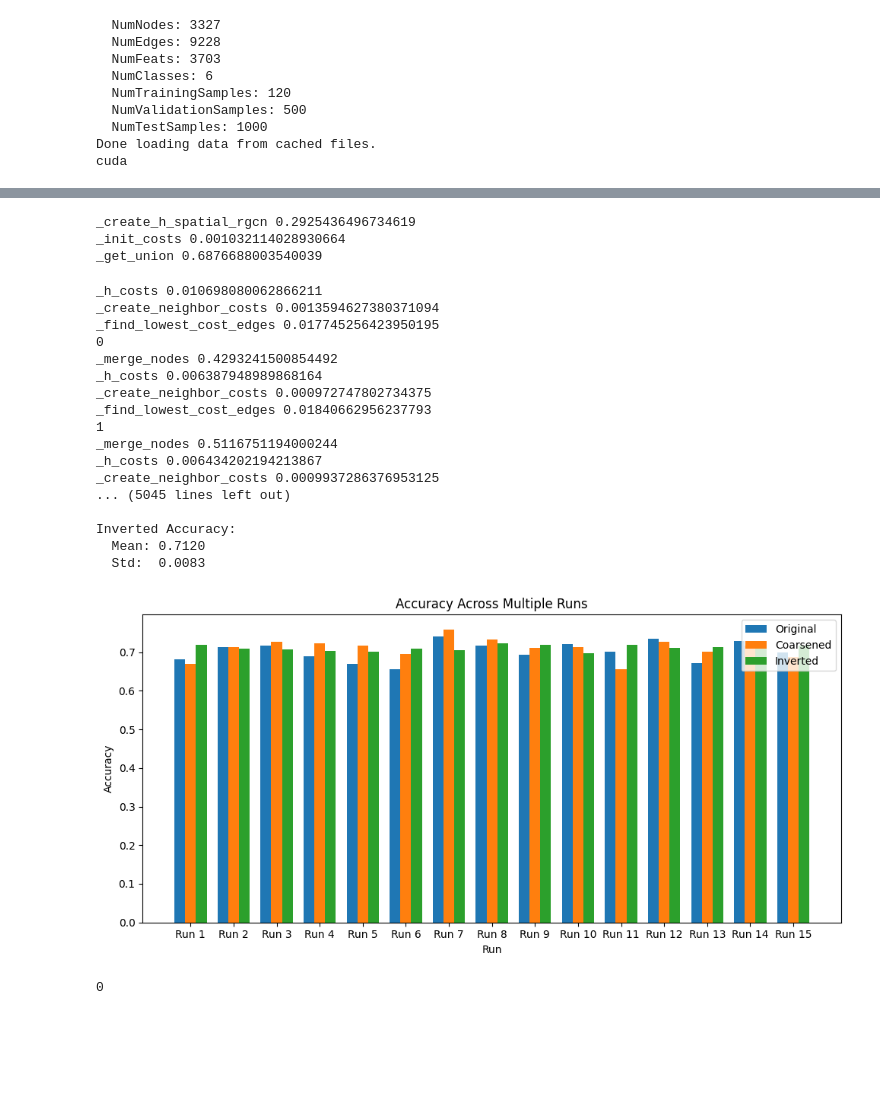
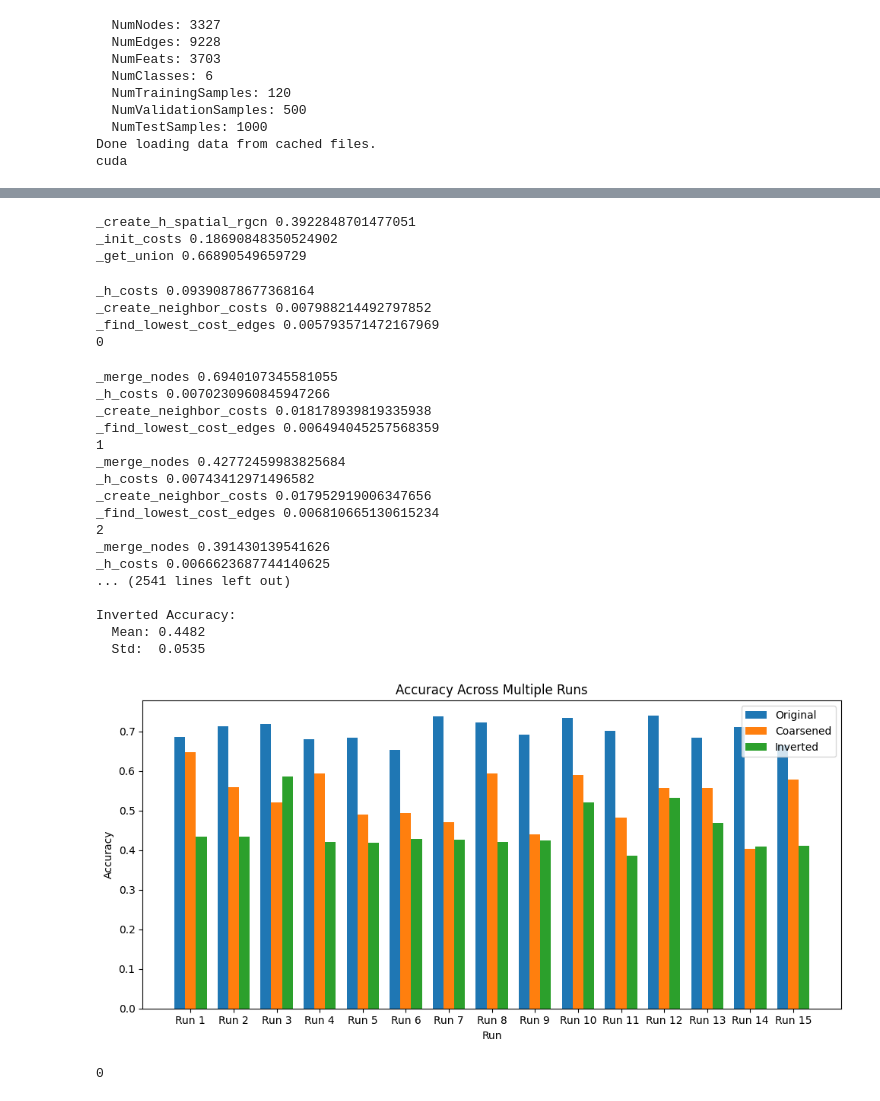
Before and after one commit to Robino-CK/hetero-conv-matching, a Jupyter notebook: test_citeer_acc_mult.ipynb, the cells around one changed output, grey strips where cells are left out. Cells and saved outputs as stored; diff of their text form; code cells hidden in the pictures; blank space fills up the shorter version.

Commit message:
attempt to create all nodes in multi relation case

```diff
--- a/test_citeer_acc_mult.ipynb
+++ b/test_citeer_acc_mult.ipynb
@@ -332,55 +323,59 @@ test = TestHomo()
     #coarsener.coarsen_step()
 
 num_nearest_init_neighbors_per_type = {"paper": 1, "cites": 25, "cited-by":1}
-coarsener = HeteroRGCNCoarsener(original_graph, 0.4, num_nearest_init_neighbors_per_type, device=device, pairs_per_level=1, approx_neigh=True)
+coarsener = HeteroRGCNCoarsener(original_graph, 0.4, num_nearest_init_neighbors_per_type, device=device, pairs_per_level=10, approx_neigh=True)
 coarsener.init()
 
 for i in range(1000):
     if not coarsener.summarized_graph.num_nodes()/ original_graph.num_nodes() > 0.1:
         continue
     # if len(coarsener.candidates["paper"]) < 5:
     #     continue
     print(i)
     coarsener.coarsen_step()
 
 coarsend_graph = coarsener.summarized_graph
 #coarsend_graph = coarsend_graph.cpu()
 mapping = coarsener.get_mapping("paper")
 labels = coarsener.get_labels(mapping, "paper")
 coarsend_graph.nodes["paper"].data["label"] = torch.tensor([labels[i] for i in range(len(labels))], device=device)
 print("ratio", coarsend_graph.num_nodes()/ original_graph.num_nodes() )
 
 run_multiple_experiments(
     original_graph=original_graph,
     coarsend_graph=coarsend_graph,
     mapping=mapping,
     get_splits_and_labels=get_splits_and_labels,
     model_class=HeteroGCNCiteer,  # or ImprovedHeteroGNN if needed
     num_runs=15,
     epochs=150
 )
 # %% [output]
-_create_h_spatial_rgcn 0.2925436496734619
-_init_costs 0.001032114028930664
-_get_union 0.6876688003540039
+_create_h_spatial_rgcn 0.3922848701477051
+_init_costs 0.18690848350524902
+_get_union 0.66890549659729
-_h_costs 0.010698080062866211
-_create_neighbor_costs 0.0013594627380371094
-_find_lowest_cost_edges 0.017745256423950195
+_h_costs 0.09390878677368164
+_create_neighbor_costs 0.007988214492797852
+_find_lowest_cost_edges 0.005793571472167969
 0
-_merge_nodes 0.4293241500854492
-_h_costs 0.006387948989868164
-_create_neighbor_costs 0.000972747802734375
-_find_lowest_cost_edges 0.01840662956237793
-1
-_merge_nodes 0.5116751194000244
-_h_costs 0.006434202194213867
-_create_neighbor_costs 0.0009937286376953125
-... (5045 lines left out)
-
-Inverted Accuracy:
-  Mean: 0.7120
-  Std:  0.0083
+_merge_nodes 0.6940107345581055
+_h_costs 0.0070230960845947266
+_create_neighbor_costs 0.018178939819335938
+_find_lowest_cost_edges 0.006494045257568359
+1
+_merge_nodes 0.42772459983825684
+_h_costs 0.00743412971496582
+_create_neighbor_costs 0.017952919006347656
+_find_lowest_cost_edges 0.006810665130615234
+2
+_merge_nodes 0.391430139541626
+_h_costs 0.0066623687744140625
+... (2541 lines left out)
+
+Inverted Accuracy:
+  Mean: 0.4482
+  Std:  0.0535
-[figure, old version]
+[figure, new version]
 # %%
 
 for i in range(2000):
```
Also changed, not shown: parts of 1 cell of this notebook, 4 other files.
